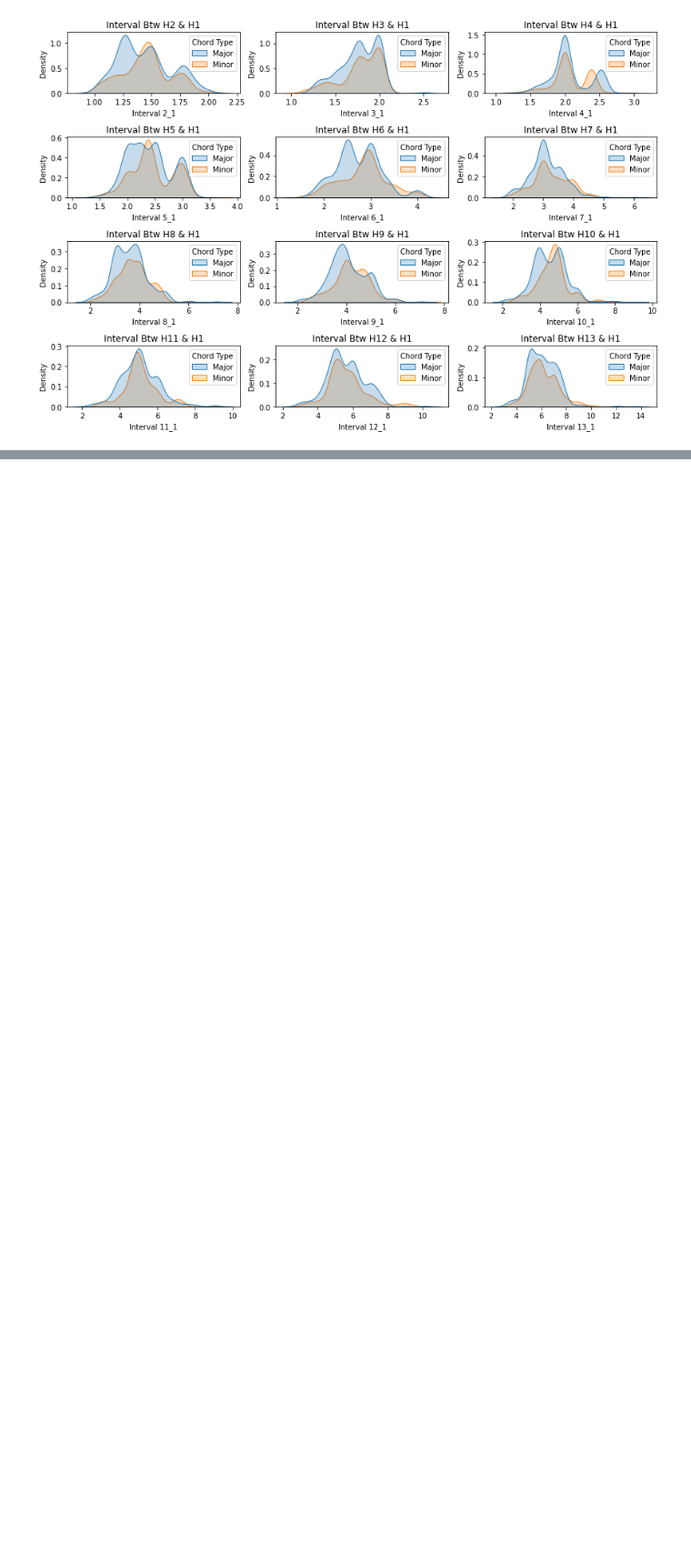
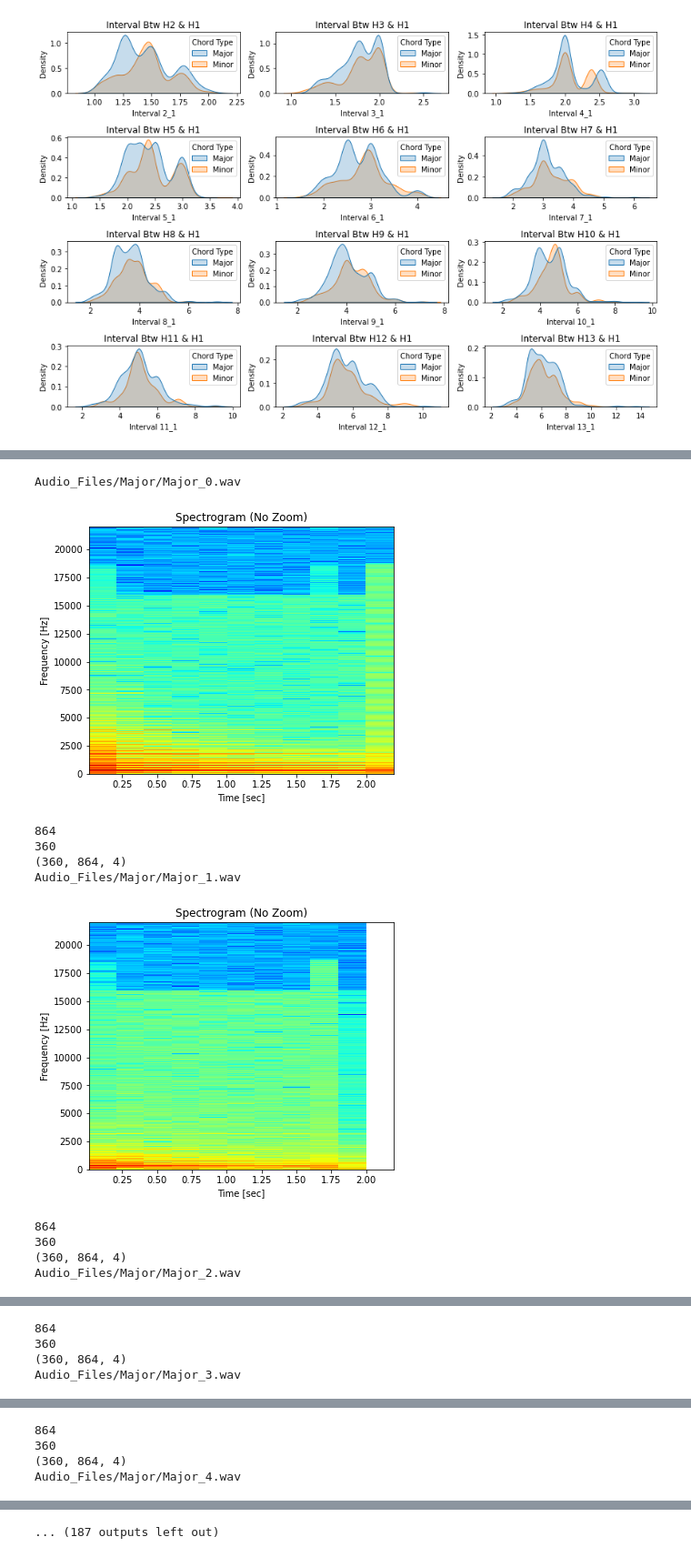
Before and after one commit to Daveed3/CS5660Project, a Jupyter notebook: ChordRecognition.ipynb, the cells around one changed output, grey strips where cells are left out. Shown at 91% size. Cells and saved outputs as stored; diff of their text form; code cells hidden in the pictures; blank space fills up the shorter version.

```diff
--- a/ChordRecognition.ipynb
+++ b/ChordRecognition.ipynb
@@ -291,0 +608,39 @@ plt.show()
+# %%
+# Data preoprocessing
+
+N = 502 # number of images
+X_train = np.zeros((N, 360, 864, 4))
+for i in range(0, N):
+    print('Audio_Files/Major/Major_'+str(i)+'.wav')
+    fs, signal = wavfile.read('Audio_Files/Major/Major_'+str(i)+'.wav') # get a frequency sample and signal from a wavfile
+    f, t, Sxx = spectrogram(signal, fs, nperseg=10000, nfft=50000)
+    feature = generateNoZoomSpectrogram(f, t, Sxx)
+
+    # get the current image and convert to feature, as above
+
+    X_train[i] = np.copy(feature)
+
+n = 357 # number of images
+for k in range(0, n):
+    print('Audio_Files/Minor/Minor_'+str(k)+'.wav')
+    fs, signal = wavfile.read('Audio_Files/Minor/Minor_'+str(k)+'.wav') # get a frequency sample and signal from a wavfile
+    f, t, Sxx = spectrogram(signal, fs, nperseg=10000, nfft=50000)
+    feature = generateNoZoomSpectrogram(f, t, Sxx)
+
+    # get the current image and convert to feature, as above
+
+    X_train[i] = np.copy(feature)
+
+train_X, val_X, train_y, val_y = train_test_split(X_train, df["Chord Type"], test_size=0.40, random_state=0)
+# %% [output]
+Audio_Files/Major/Major_0.wav
+[figure, added]
+864
+360
+(360, 864, 4)
+Audio_Files/Major/Major_1.wav
+[figure, added]
+864
+360
+(360, 864, 4)
+Audio_Files/Major/Major_2.wav
@@ -291,0 +648,4 @@ plt.show()
+864
+360
+(360, 864, 4)
+Audio_Files/Major/Major_3.wav
@@ -291,0 +653,4 @@ plt.show()
+864
+360
+(360, 864, 4)
+Audio_Files/Major/Major_4.wav
@@ -291,0 +663 @@ plt.show()
+... (187 outputs left out)
```
Also changed, not shown: parts of 26 cells of this notebook.
